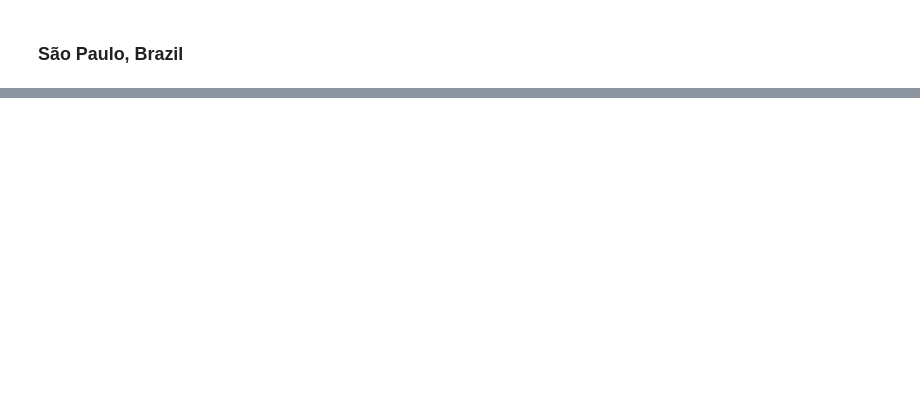
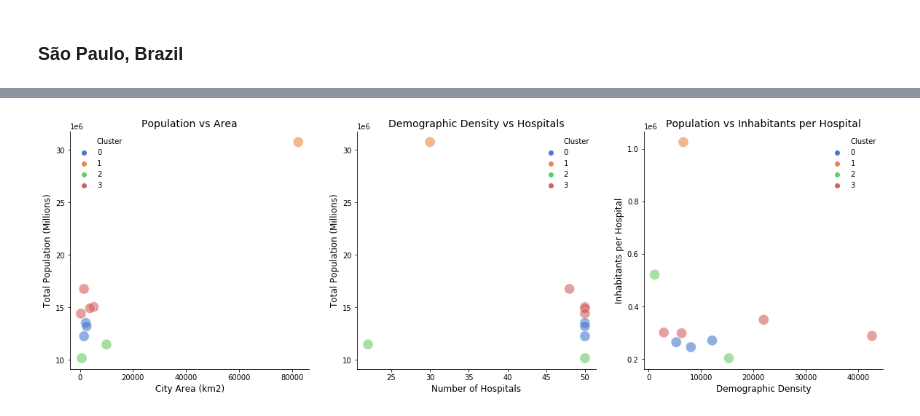
Before and after one commit to thiagobodruk/Coursera_Capstone, a Jupyter notebook: covid-19.ipynb, the cells around one changed output, grey strips where cells are left out. Saved outputs shown, nothing was run; the diff lists cells and outputs as text; code cells hidden in the pictures; blank space fills up the shorter version.

```diff
--- a/covid-19.ipynb
+++ b/covid-19.ipynb
@@ -169,11 +176,16 @@ geolocator = Nominatim(user_agent="covid-19")
 for city, country in zip(selected_cities.index, selected_cities['Country']):
     try:
         location = geolocator.geocode('{}, {}'.format(city,country), timeout=10000)
-        print(location.latitude, location.longitude)
+        print(city, location.latitude, location.longitude)
         selected_cities.loc[city,'Latitude'] = location.latitude
         selected_cities.loc[city,'Longitude'] = location.longitude
     except GeocoderTimedOut as e:
         print("Error: geocode failed on input %s with message %s"%(c, e.message))
+
+# Fix Moscow coordinates
+selected_cities.loc['Moscow','Latitude'] = 55.751244
+selected_cities.loc['Moscow','Longitude'] = 37.618423
+selected_cities
 # %% [output]
 34.7591877 113.6524076
 21.1864607 72.8081281
@@ -250,2 +299,2 @@ build_map('Surat')
-# %%
-selected_cities['Hospitals'] = selected_cities['Hospitals'].astype(int)
+# %%
+selected_cities['Inhabitants per Hospital'] = selected_cities['City Population'] / selected_cities['Hospitals']
@@ -251,0 +303,4 @@ selected_cities['Hospitals'] = selected_cities['Hospitals'].astype(int)
+# %%
+kmeans = KMeans(n_clusters=4)
+selected_cities['Cluster'] = kmeans.fit_predict(selected_cities[['City Population', 'City Area(km2)', 'Demographic Density', 'Hospitals','Inhabitants per Hospital']])
+selected_cities[['Country','City Population', 'City Area(km2)', 'Demographic Density', 'Hospitals','Inhabitants per Hospital','Cluster']]
@@ -251,0 +320,33 @@ selected_cities['Hospitals'] = selected_cities['Hospitals'].astype(int)
+# %%
+fig, ax = plt.subplots(figsize=(20, 6))
+
+s1 = plt.subplot(131)
+sns.scatterplot(data=selected_cities, x='City Area(km2)', y='City Population', alpha=.6, hue='Cluster', s=200, palette="muted")
+plt.ticklabel_format(scilimits=(6,6), axis='y')
+plt.ylabel('Total Population (Millions)', fontsize=12)
+plt.xlabel('City Area (km2)', fontsize=12)
+plt.title('Population vs Area', fontsize=14)
+plt.legend(loc='upper left', frameon=False).get_frame().set_facecolor('none')
+[s1.spines[side].set_visible(False) for side in ['right','top']]
+
+s2 = plt.subplot(132)
+sns.scatterplot(data=selected_cities, x='Hospitals', y='City Population', alpha=.6, hue='Cluster', s=200, palette="muted")
+plt.ticklabel_format(scilimits=(6,6), axis='y')
+plt.ylabel('Total Population (Millions)', fontsize=12)
+plt.xlabel('Number of Hospitals', fontsize=12)
+plt.title('Demographic Density vs Hospitals', fontsize=14)
+plt.legend(loc='upper right', frameon=False).get_frame().set_facecolor('none')
+[s2.spines[side].set_visible(False) for side in ['right','top']]
+
+s3 = plt.subplot(133)
+sns.scatterplot(data=selected_cities, x='Demographic Density', y='Inhabitants per Hospital', alpha=.6, hue='Cluster', s=200, palette="muted")
+plt.ticklabel_format(scilimits=(6,6), axis='y')
+plt.ylabel('Inhabitants per Hospital', fontsize=12)
+plt.xlabel('Demographic Density', fontsize=12)
+plt.title('Population vs Inhabitants per Hospital', fontsize=14)
+plt.legend(loc='upper right', frameon=False).get_frame().set_facecolor('none')
+[s3.spines[side].set_visible(False) for side in ['right','top']]
+
+plt.show();
+# %% [output]
+[figure, added]
```
Also changed, not shown: parts of 32 cells of this notebook.
